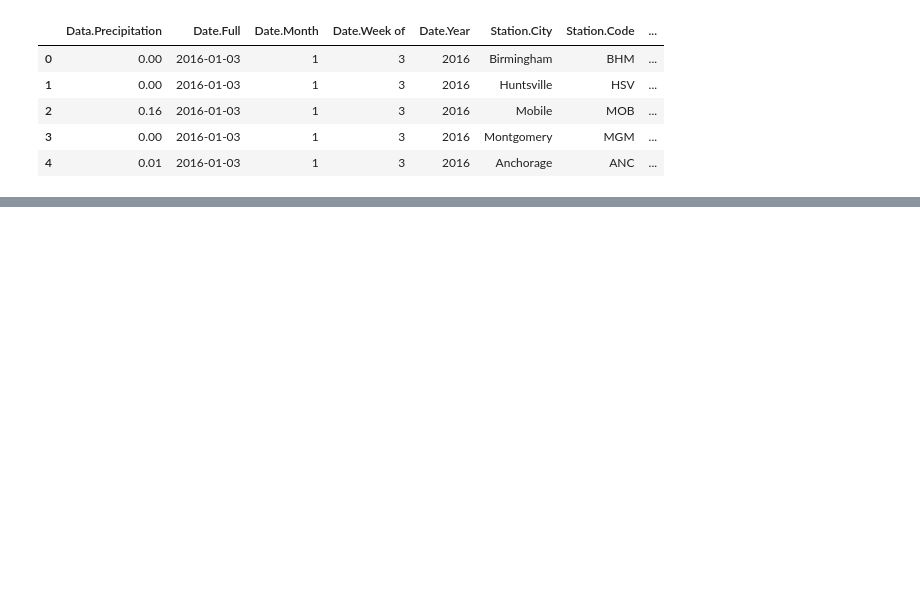
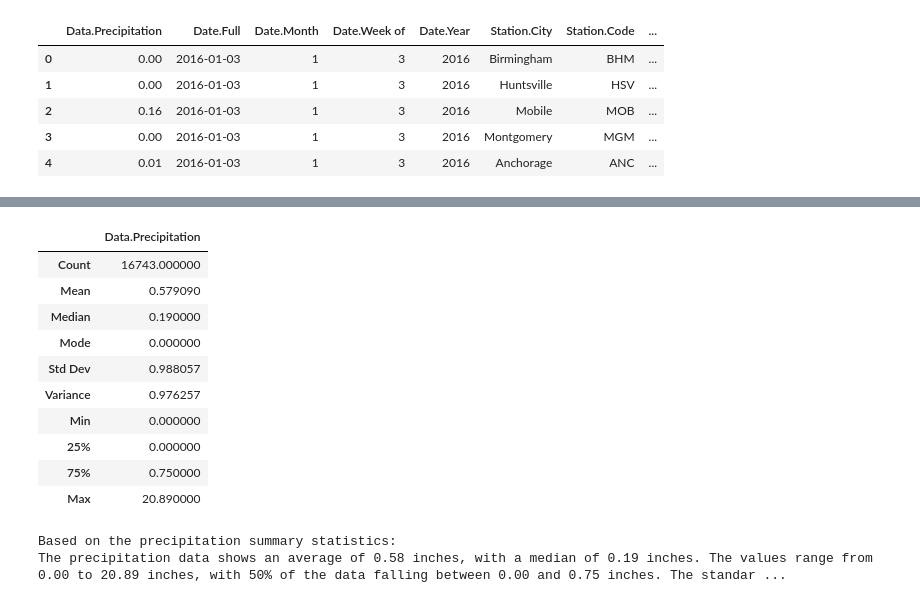
Before and after one commit to vinayreddyverama/Projects, a Jupyter notebook: Pratice/weather.ipynb, the cells around one changed output, grey strips where cells are left out. Saved outputs shown, nothing was run; the diff lists cells and outputs as text; code cells hidden in the pictures; blank space fills up the shorter version.

```diff
--- a/Pratice/weather.ipynb
+++ b/Pratice/weather.ipynb
@@ -25,0 +127,66 @@ df.dropna(subset=['Data.Precipitation', 'Data.Temperature.Avg Temp', 'Data.Wind.
+# %%
+# Calculate summary statistics for precipitation
+precip_stats = df['Data.Precipitation'].describe()
+precip_mean = precip_stats['mean']
+precip_median = precip_stats['50%']
+precip_mode = df['Data.Precipitation'].mode()[0]
+precip_std = precip_stats['std']
+precip_var = df['Data.Precipitation'].var()
+precip_min = precip_stats['min']
+precip_25 = precip_stats['25%']
+precip_75 = precip_stats['75%']
+precip_max = precip_stats['max']
+precip_count = precip_stats['count']
+
+# Create summary table
+precip_summary_dict = {
+    'Count': precip_count,
+    'Mean': precip_mean,
+    'Median': precip_median,
+    'Mode': precip_mode,
+    'Std Dev': precip_std,
+    'Variance': precip_var,
+    'Min': precip_min,
+    '25%': precip_25,
+    '75%': precip_75,
+    'Max': precip_max
+}
+precip_summary_table = pd.DataFrame(precip_summary_dict, index=['Data.Precipitation']).T
+
+# Display with professional color styling
+def style_precip_table(df):
+    return df.style.set_properties(**{
+        'background-color': '#f5f7fa',  # light professional blue-gray
+        'color': '#222',
+        'border-color': '#b3c6e0'
+    }).set_table_styles([
+        {'selector': 'th', 'props': [('background-color', '#2e86c1'), ('color', 'white'), ('font-weight', 'bold')]},
+        {'selector': 'td', 'props': [('border', '1px solid #b3c6e0')]}
+    ])
+
+display(style_precip_table(precip_summary_table))
+# %% [output]
+|  | Data.Precipitation |
+| Count | 16743.000000 |
+| Mean | 0.579090 |
+| Median | 0.190000 |
+| Mode | 0.000000 |
+| Std Dev | 0.988057 |
+| Variance | 0.976257 |
+| Min | 0.000000 |
+| 25% | 0.000000 |
+| 75% | 0.750000 |
+| Max | 20.890000 |
+# %%
+# The existing insight text provides a complete analysis:
+print("Based on the precipitation summary statistics:")
+precip_insight = (
+    f"The precipitation data shows an average of {precip_mean:.2f} inches, with a median of {precip_median:.2f} inches. "
+    f"The values range from {precip_min:.2f} to {precip_max:.2f} inches, with 50% of the data falling between "
+    f"{precip_25:.2f} and {precip_75:.2f} inches. The standard deviation of {precip_std:.2f} and mode of {precip_mode:.2f} "
+    f"indicate that precipitation amounts are right-skewed, with many days having little to no precipitation and fewer days with heavy rainfall."
+)
+print(precip_insight)
+# %% [output]
+Based on the precipitation summary statistics:
+The precipitation data shows an average of 0.58 inches, with a median of 0.19 inches. The values range from 0.00 to 20.89 inches, with 50% of the data falling between 0.00 and 0.75 inches. The standar ...
```
Also changed, not shown: parts of 5 cells of this notebook.
